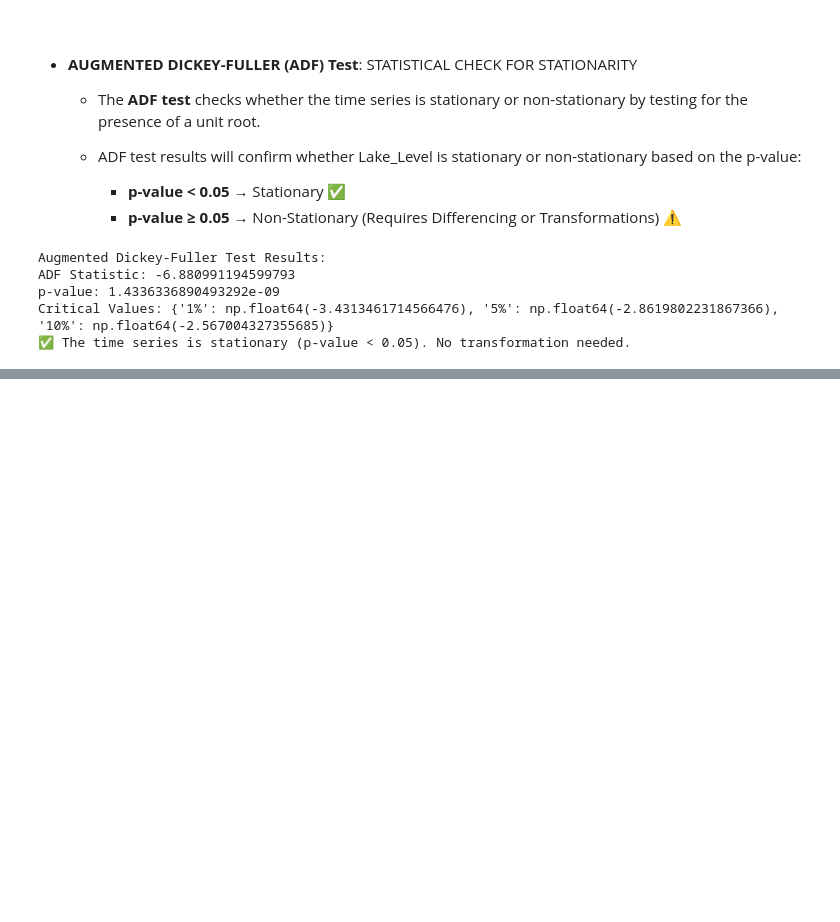
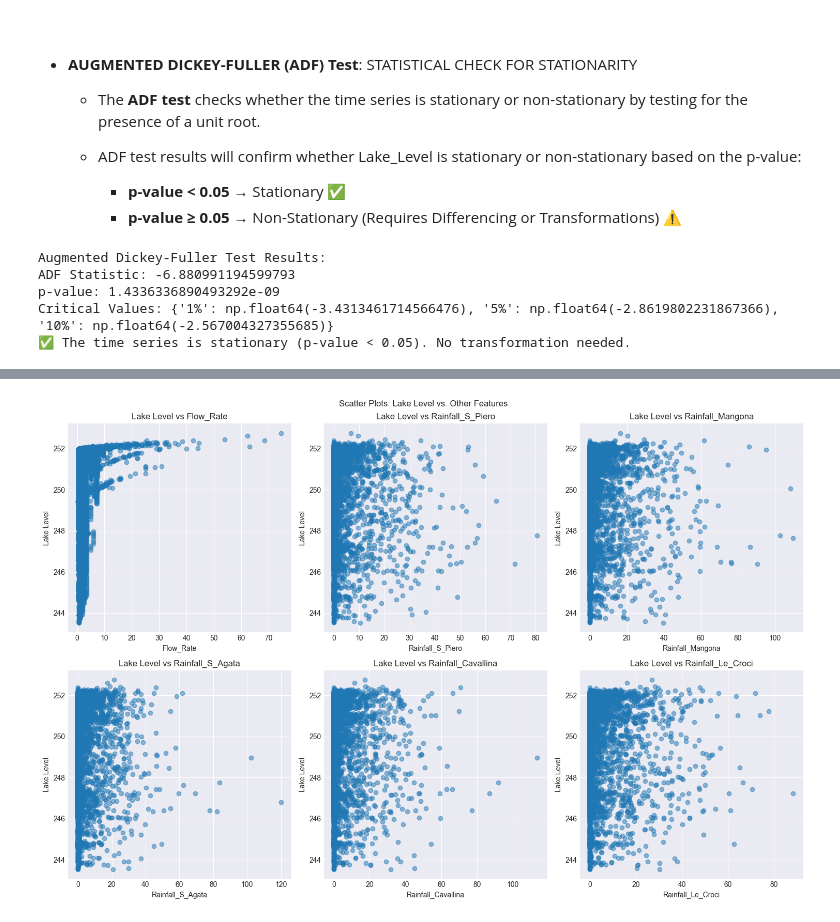
Before and after one commit to jenuzho/SMART-WATER-ANALYTICS-Times-Series, a Jupyter notebook: src/explore.ipynb, the cells around one changed output, grey strips where cells are left out. Saved outputs shown, nothing was run; the diff lists cells and outputs as text; code cells hidden in the pictures; blank space fills up the shorter version.

```diff
--- a/src/explore.ipynb
+++ b/src/explore.ipynb
@@ -761,0 +807,19 @@ The time series of the lake level is **stationary**, indicating that its statist
+# %%
+# Define features for scatter plots
+features = ['Flow_Rate', 'Rainfall_S_Piero', 'Rainfall_Mangona', 'Rainfall_S_Agata', 'Rainfall_Cavallina', 'Rainfall_Le_Croci']
+
+# Generate scatter plots
+fig, axes = plt.subplots(2, 3, figsize=(15, 10))
+fig.suptitle("Scatter Plots: Lake Level vs. Other Features")
+
+for i, feature in enumerate(features):
+    row, col = divmod(i, 3)
+    axes[row, col].scatter(df[feature], df['Lake_Level'], alpha=0.5)
+    axes[row, col].set_xlabel(feature)
+    axes[row, col].set_ylabel("Lake Level")
+    axes[row, col].set_title(f"Lake Level vs {feature}")
+
+plt.tight_layout()
+plt.show()
+# %% [output]
+[figure, added]
```
Also changed, not shown: parts of 6 cells of this notebook.
